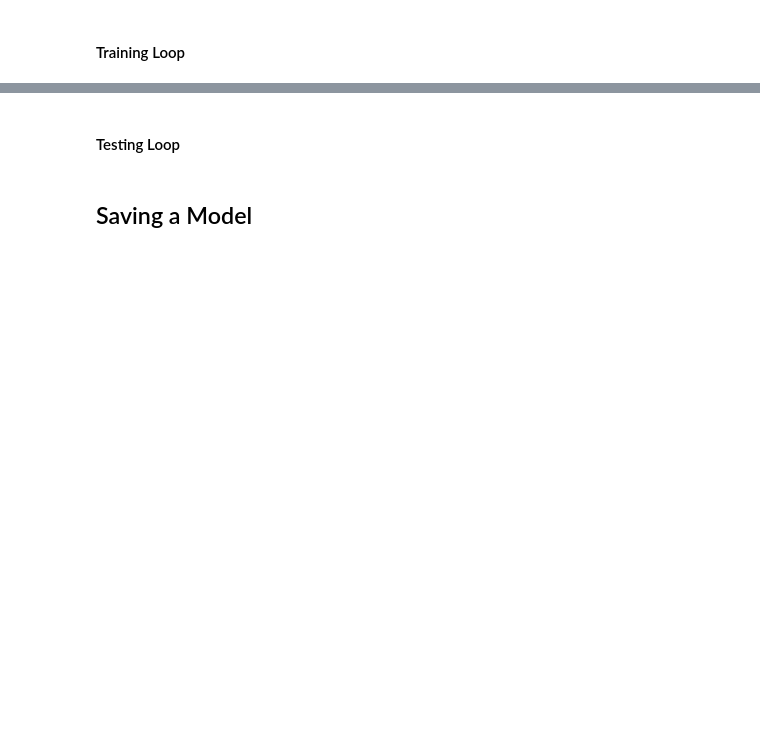
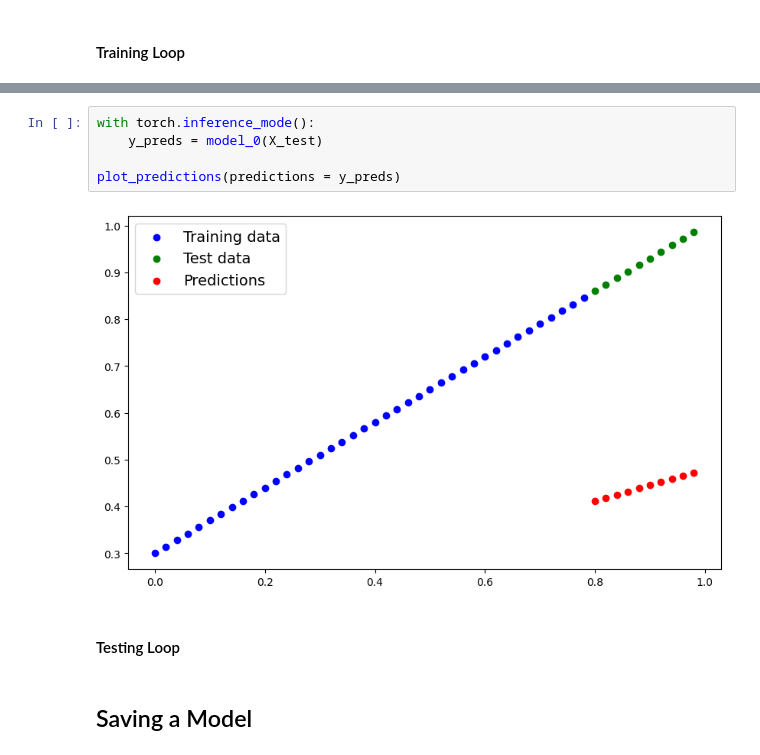
Before and after one commit to arousi/PyTorch_DL, a Jupyter notebook: PythonApplication1/01_PyTorch_DL.ipynb, the cells around one changed output, grey strips where cells are left out. Drawn from its saved outputs; the diff is of its cells as text; blank space fills up the shorter version.

```diff
--- a/PythonApplication1/01_PyTorch_DL.ipynb
+++ b/PythonApplication1/01_PyTorch_DL.ipynb
@@ -19,3 +333,10 @@ import matplotlib.pyplot as plt
+# %%
+with torch.inference_mode():
+    y_preds = model_0(X_test)
+
+plot_predictions(predictions = y_preds)
+# %% [output]
+[figure, added]
 # %% [markdown]
 #### Testing Loop
 # %% [markdown]
```
Also changed, not shown: parts of 35 cells of this notebook, 25 other files.
